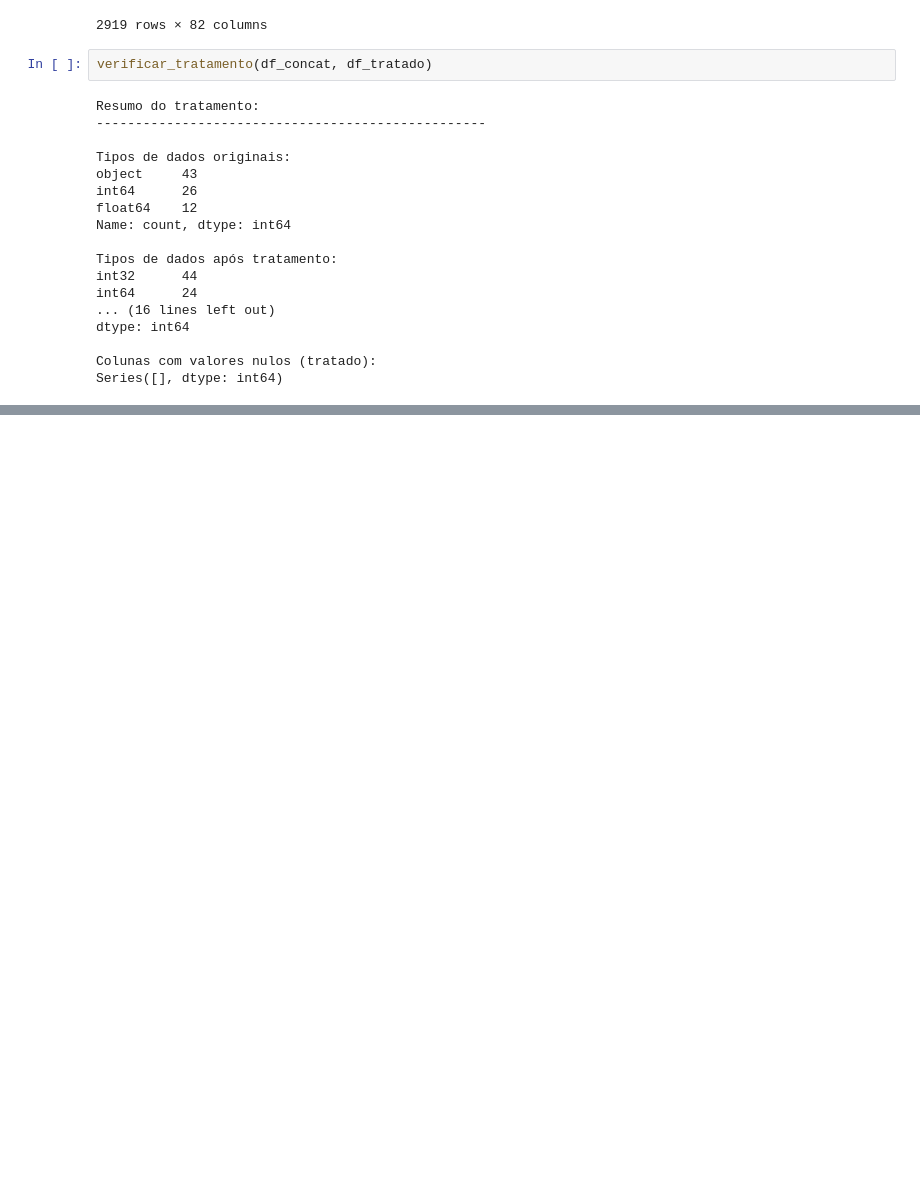
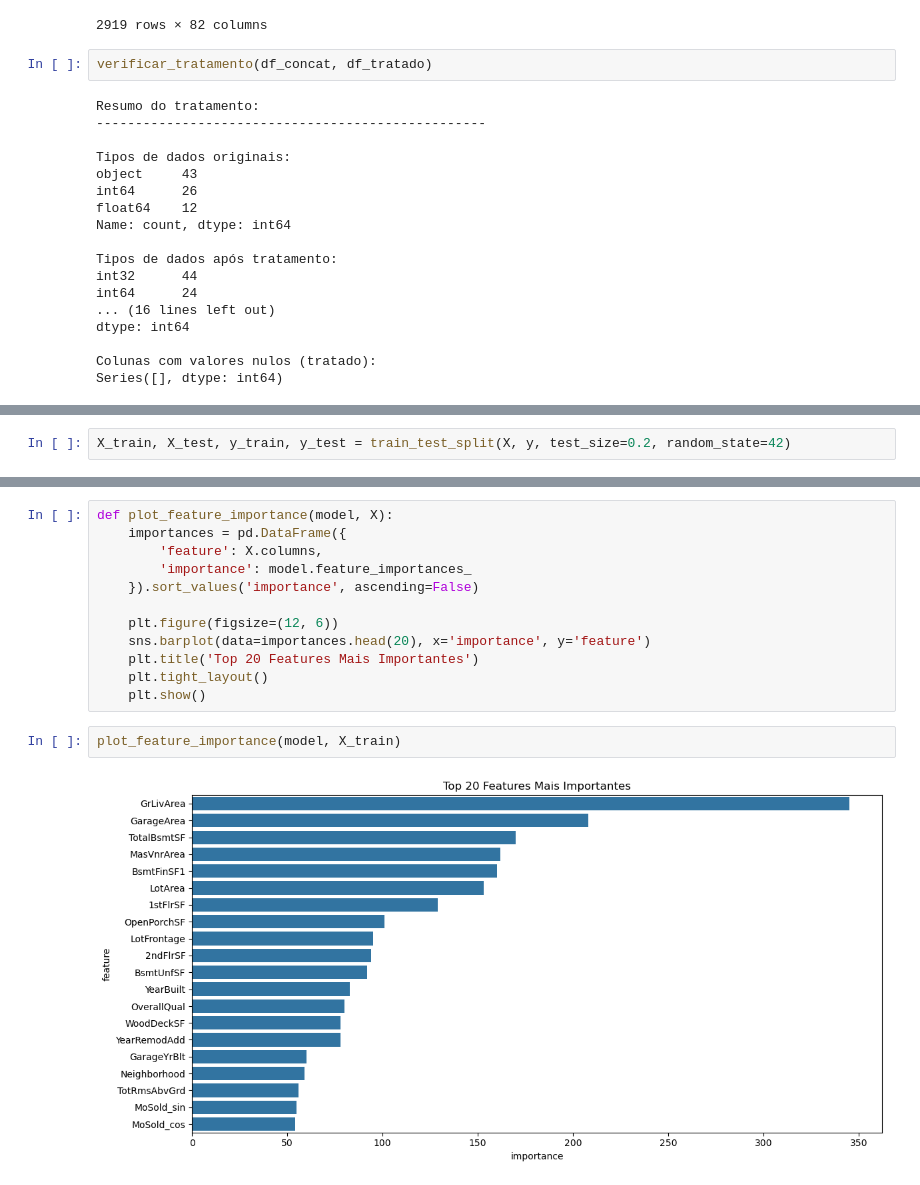
Before and after one commit to jherfson/DataThon, a Jupyter notebook: datathon.ipynb, the cells around one changed output, grey strips where cells are left out. Cells and saved outputs as stored; diff of their text form; blank space fills up the shorter version.

```diff
--- a/datathon.ipynb
+++ b/datathon.ipynb
@@ -400,0 +417,2 @@ Series([], dtype: int64)
+# %%
+X_train, X_test, y_train, y_test = train_test_split(X, y, test_size=0.2, random_state=42)
@@ -400,0 +573,16 @@ Series([], dtype: int64)
+# %%
+def plot_feature_importance(model, X):
+    importances = pd.DataFrame({
+        'feature': X.columns,
+        'importance': model.feature_importances_
+    }).sort_values('importance', ascending=False)
+
+    plt.figure(figsize=(12, 6))
+    sns.barplot(data=importances.head(20), x='importance', y='feature')
+    plt.title('Top 20 Features Mais Importantes')
+    plt.tight_layout()
+    plt.show()
+# %%
+plot_feature_importance(model, X_train)
+# %% [output]
+[figure, added]
```
Also changed, not shown: parts of 9 cells of this notebook.
